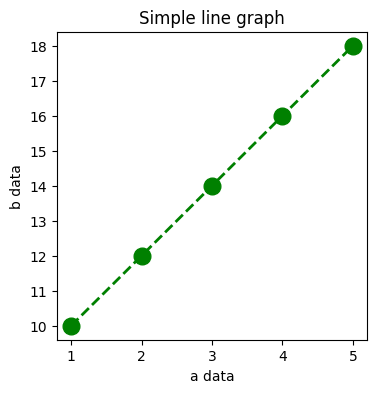
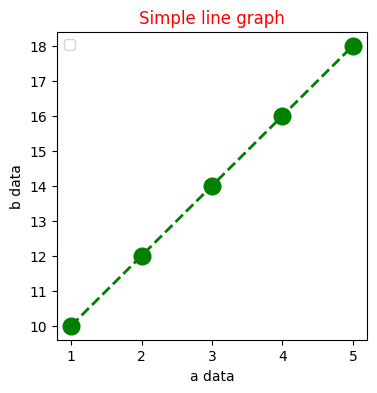
Code edit (unified diff) that turned the first committed figure into the second:
--- before
+++ after
@@ -1,9 +1,12 @@
 #Plot graph with custom figure size.
 plt.figure(figsize=(4,4))
+plt.legend()
+lables=["A","B","c","D","E"]
+plt.xticks()
 #Change marker style in graph.
 # Change line style in graph.
 plt.plot(a,b1, color="g",marker="o", linestyle="--",linewidth=2,markersize=12)
 #Add title to graph.
-plt.title("Simple line graph")
+plt.title("Simple line graph",color='r')
 #Add labels on x-axis and y-axis.
 plt.xlabel("a data")

Commit: refactor: dynamic restructure of repository from A to Z